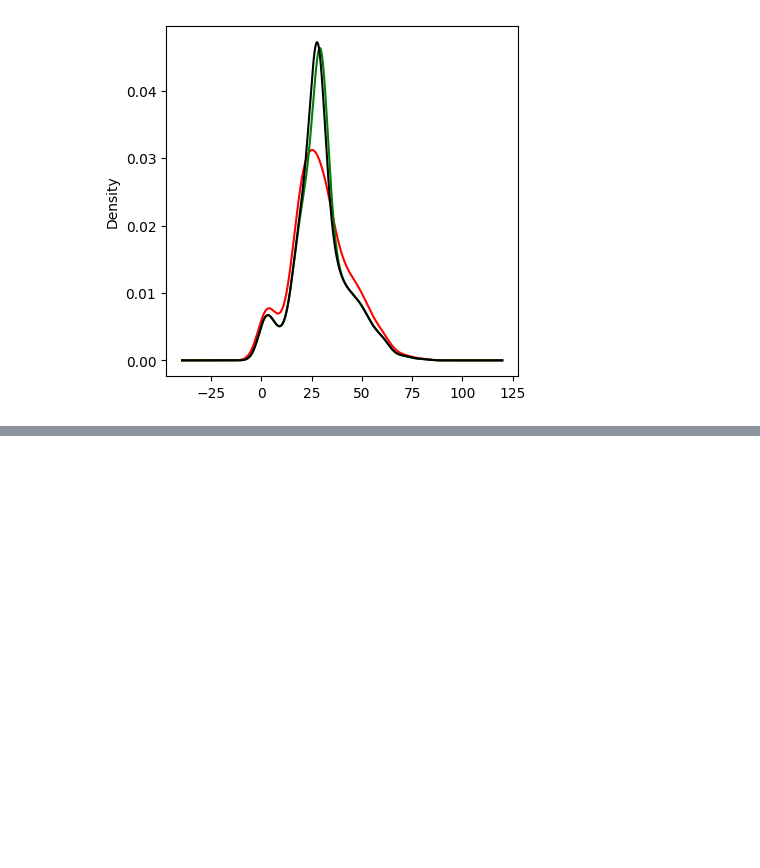
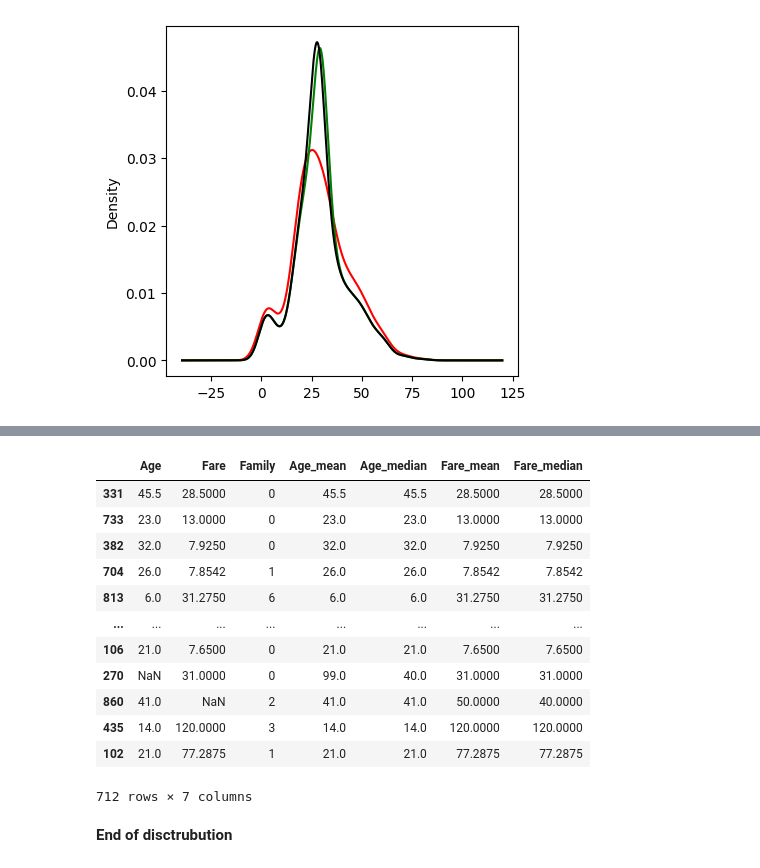
Before and after one commit to ajaykumar080286/feature_engineering, a Jupyter notebook: 23_imputing_numerical_data.ipynb, the cells around one changed output, grey strips where cells are left out. Drawn from its saved outputs; the diff is of its cells as text; code cells hidden in the pictures; blank space fills up the shorter version.

```diff
--- a/23_imputing_numerical_data.ipynb
+++ b/23_imputing_numerical_data.ipynb
@@ -103,0 +122,2 @@ df1
+# %%
+X_train, X_test, y_train, y_test=train_test_split(X,y,test_size=0.2, random_state=42)
@@ -103,0 +140,24 @@ df1
+# %%
+X_train["Age_mean"] = X_train["Age"].fillna(99)
+X_train["Age_median"] = X_train["Age"].fillna(40)
+
+X_train["Fare_mean"] = X_train["Fare"].fillna(50)
+X_train["Fare_median"] = X_train["Fare"].fillna(40)
+# %%
+X_train
+# %% [output]
+|  | Age | Fare | Family | Age_mean | Age_median | Fare_mean | Fare_median |
+| 331 | 45.5 | 28.5000 | 0 | 45.5 | 45.5 | 28.5000 | 28.5000 |
+| 733 | 23.0 | 13.0000 | 0 | 23.0 | 23.0 | 13.0000 | 13.0000 |
+| 382 | 32.0 | 7.9250 | 0 | 32.0 | 32.0 | 7.9250 | 7.9250 |
+| 704 | 26.0 | 7.8542 | 1 | 26.0 | 26.0 | 7.8542 | 7.8542 |
+| 813 | 6.0 | 31.2750 | 6 | 6.0 | 6.0 | 31.2750 | 31.2750 |
+| ... | ... | ... | ... | ... | ... | ... | ... |
+| 106 | 21.0 | 7.6500 | 0 | 21.0 | 21.0 | 7.6500 | 7.6500 |
+| 270 | NaN | 31.0000 | 0 | 99.0 | 40.0 | 31.0000 | 31.0000 |
+| 860 | 41.0 | NaN | 2 | 41.0 | 41.0 | 50.0000 | 40.0000 |
+| 435 | 14.0 | 120.0000 | 3 | 14.0 | 14.0 | 120.0000 | 120.0000 |
+| 102 | 21.0 | 77.2875 | 1 | 21.0 | 21.0 | 77.2875 | 77.2875 |
+712 rows × 7 columns
+# %% [markdown]
+**End of disctrubution**
```
Also changed, not shown: parts of 12 cells of this notebook.
